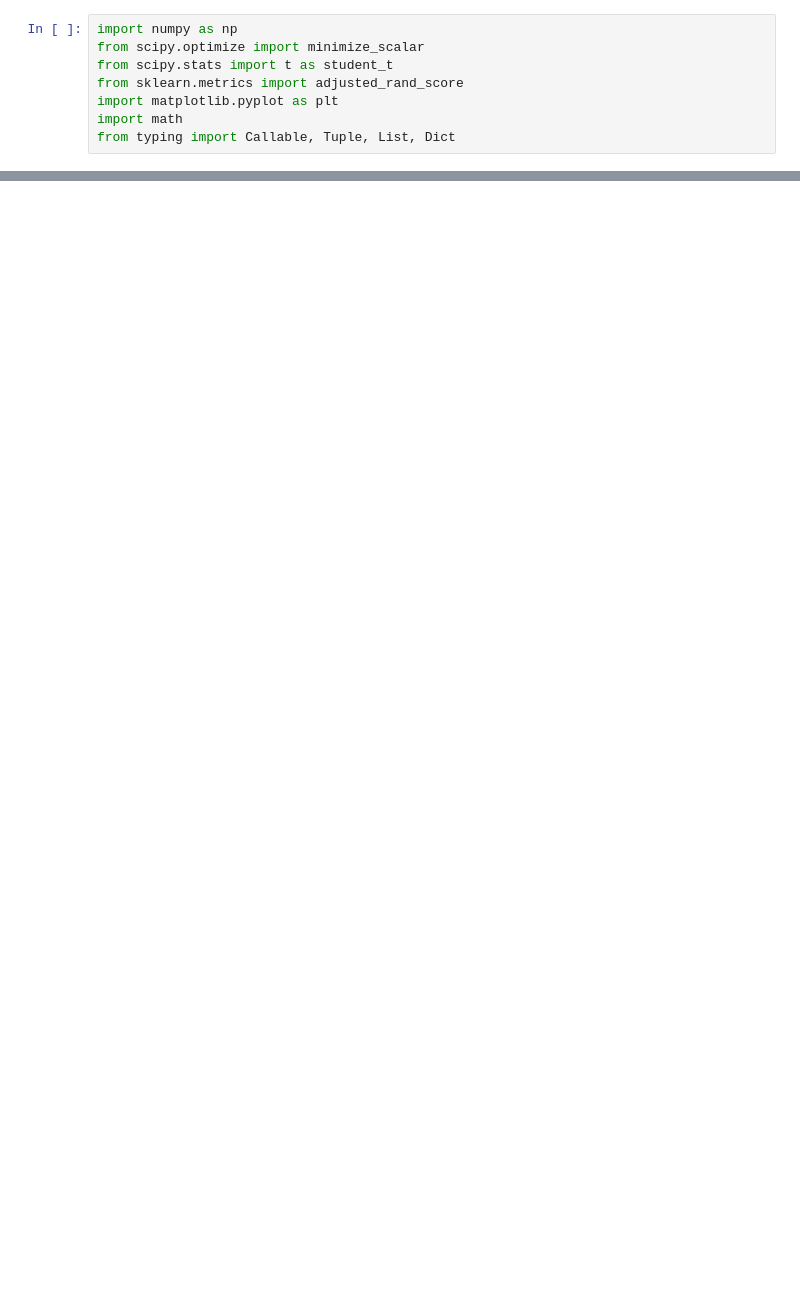
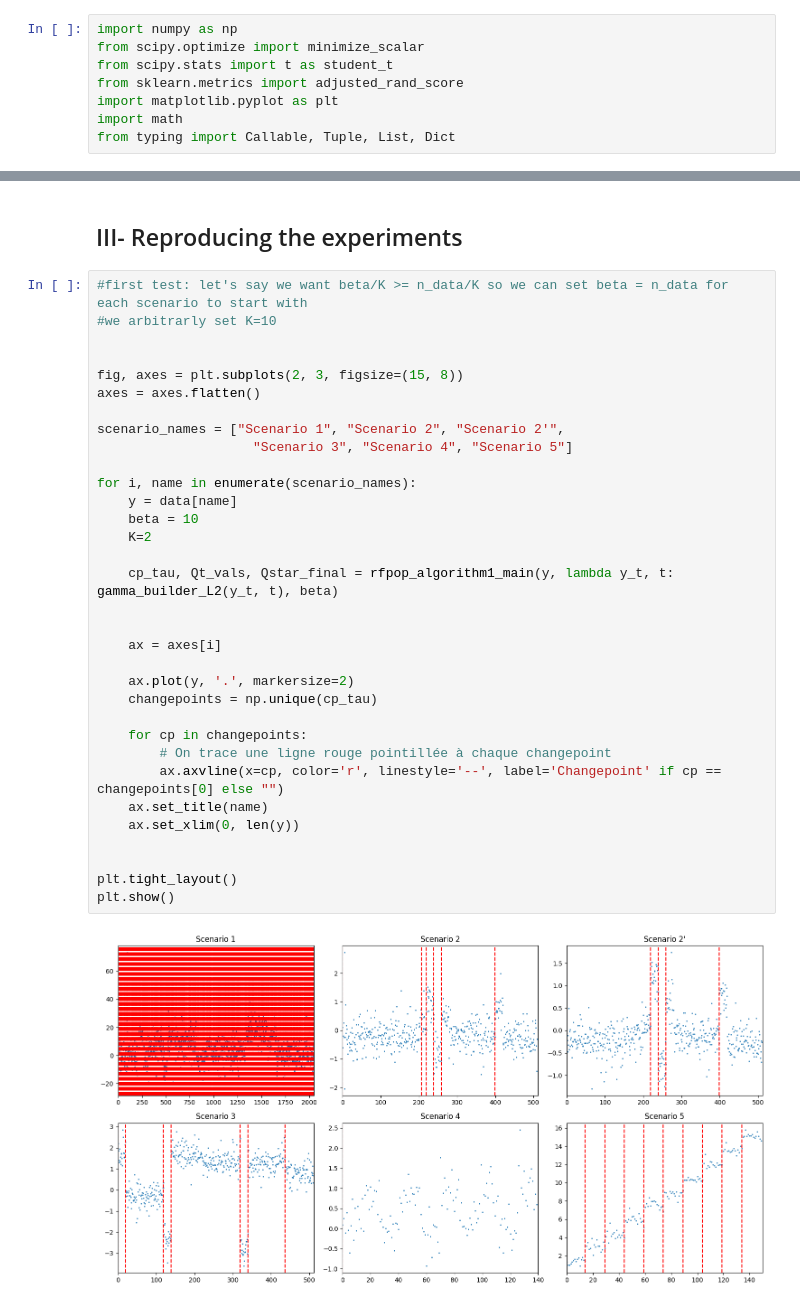
Before and after one commit to jeanlouvaleau/Changepoint-Detection-in-the-Presence-of-Outliers, a Jupyter notebook: JL.ipynb, the cells around one changed output, grey strips where cells are left out. Saved outputs shown, nothing was run; the diff lists cells and outputs as text; blank space fills up the shorter version.

Commit message:
premiers plots loss L2

```diff
--- a/JL.ipynb
+++ b/JL.ipynb
@@ -204,0 +383,37 @@ def rfpop_algorithm1_main(y: List[float], gamma_builder, beta: float):
+# %% [markdown]
+## III- Reproducing the experiments
+# %%
+#first test: let's say we want beta/K >= n_data/K so we can set beta = n_data for each scenario to start with
+#we arbitrarly set K=10
+
+
+fig, axes = plt.subplots(2, 3, figsize=(15, 8))
+axes = axes.flatten()
+
+scenario_names = ["Scenario 1", "Scenario 2", "Scenario 2'",
+                    "Scenario 3", "Scenario 4", "Scenario 5"]
+
+for i, name in enumerate(scenario_names):
+    y = data[name]
+    beta = 10
+    K=2
+
+    cp_tau, Qt_vals, Qstar_final = rfpop_algorithm1_main(y, lambda y_t, t: gamma_builder_L2(y_t, t), beta)
+
+
+    ax = axes[i]
+
+    ax.plot(y, '.', markersize=2)
+    changepoints = np.unique(cp_tau)
+
+    for cp in changepoints:
+        # On trace une ligne rouge pointillée à chaque changepoint
+        ax.axvline(x=cp, color='r', linestyle='--', label='Changepoint' if cp == changepoints[0] else "")
+    ax.set_title(name)
+    ax.set_xlim(0, len(y))
+
+
+plt.tight_layout()
+plt.show()
+# %% [output]
+[figure, added]
```
Also changed, not shown: parts of 11 cells of this notebook.
